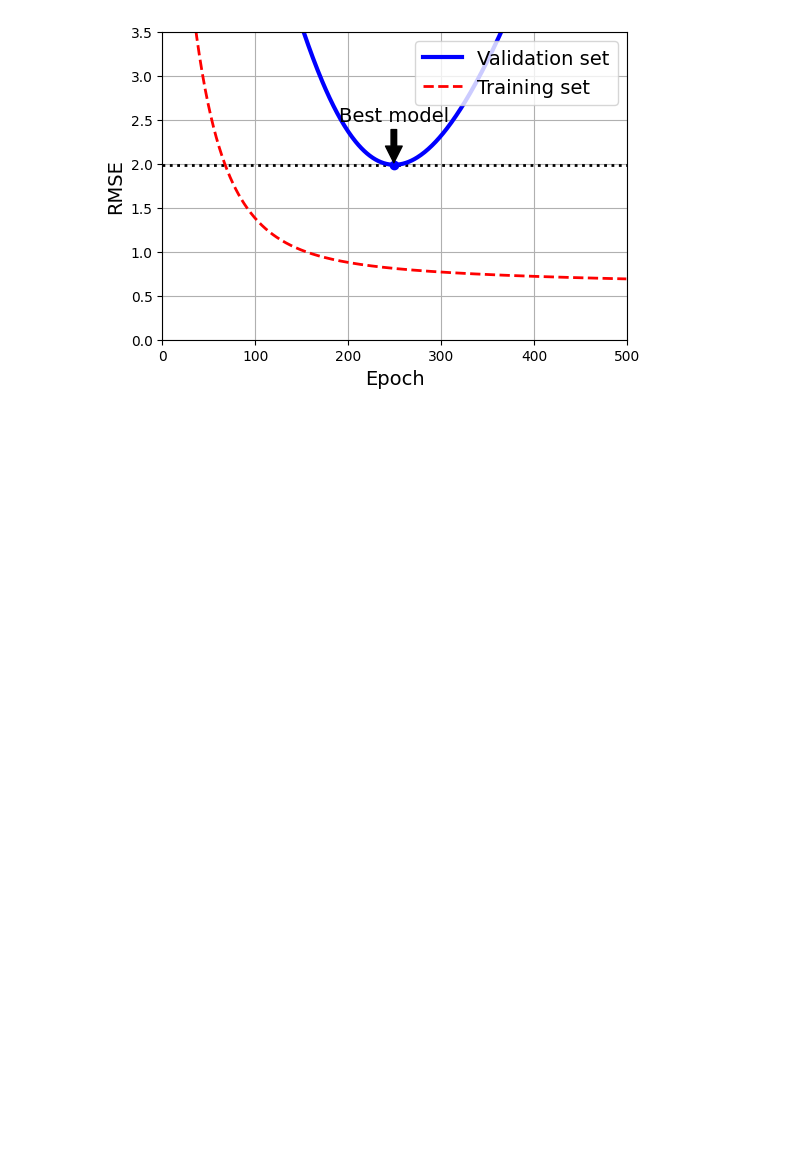
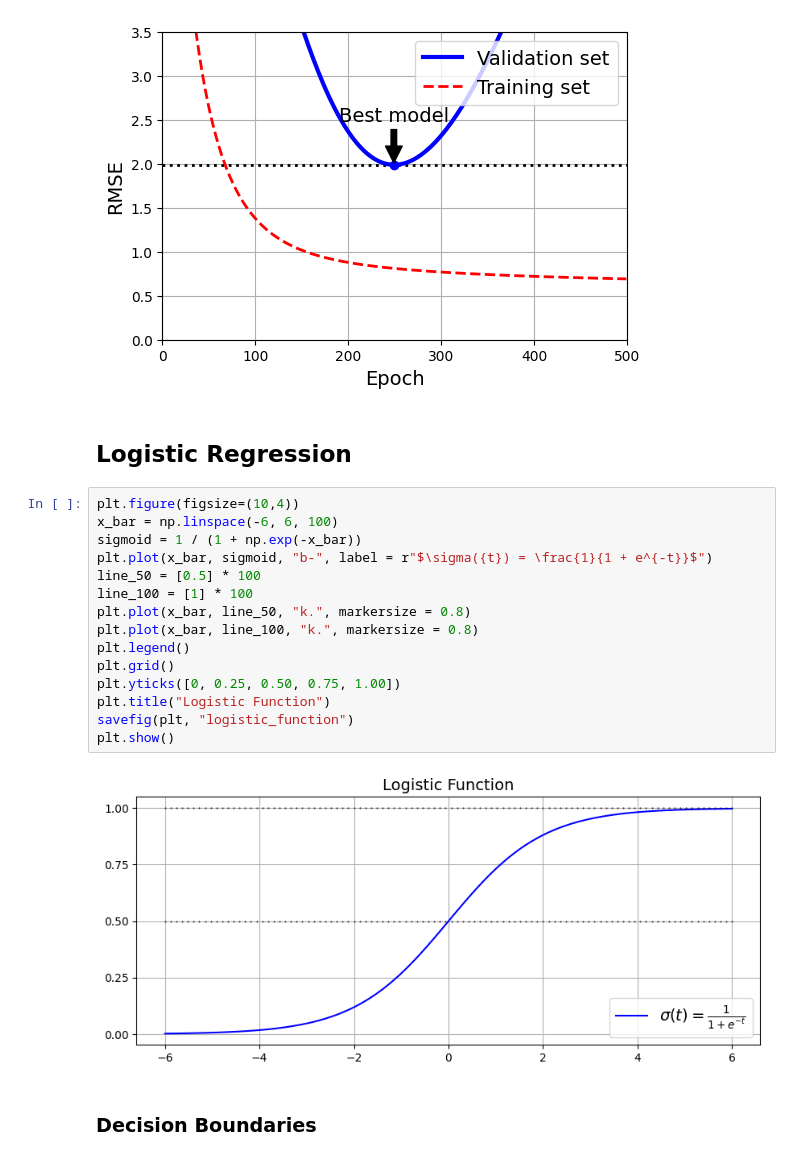
Before and after one commit to thangquang09/Basic-MachineLearning, a Jupyter notebook: Chapter 4. Training Models/TrainingModels.ipynb, the cells around one changed output. Drawn from its saved outputs; the diff is of its cells as text; blank space fills up the shorter version.

Commit message:
complete logistic regression

```diff
--- a/Chapter 4. Training Models/TrainingModels.ipynb
+++ b/Chapter 4. Training Models/TrainingModels.ipynb
@@ -587,3 +587,24 @@ savefig(plt, "early_stopping_plot_best_model")
 plt.show()
 # %% [output]
 [figure]
+# %% [markdown]
+## Logistic Regression
+# %%
+plt.figure(figsize=(10,4))
+x_bar = np.linspace(-6, 6, 100)
+sigmoid = 1 / (1 + np.exp(-x_bar))
+plt.plot(x_bar, sigmoid, "b-", label = r"$\sigma({t}) = \frac{1}{1 + e^{-t}}$")
+line_50 = [0.5] * 100
+line_100 = [1] * 100
+plt.plot(x_bar, line_50, "k.", markersize = 0.8)
+plt.plot(x_bar, line_100, "k.", markersize = 0.8)
+plt.legend()
+plt.grid()
+plt.yticks([0, 0.25, 0.50, 0.75, 1.00])
+plt.title("Logistic Function")
+savefig(plt, "logistic_function")
+plt.show()
+# %% [output]
+[figure, added]
+# %% [markdown]
+### Decision Boundaries
```
Also changed, not shown: parts of 4 cells of this notebook, 4 other files.
